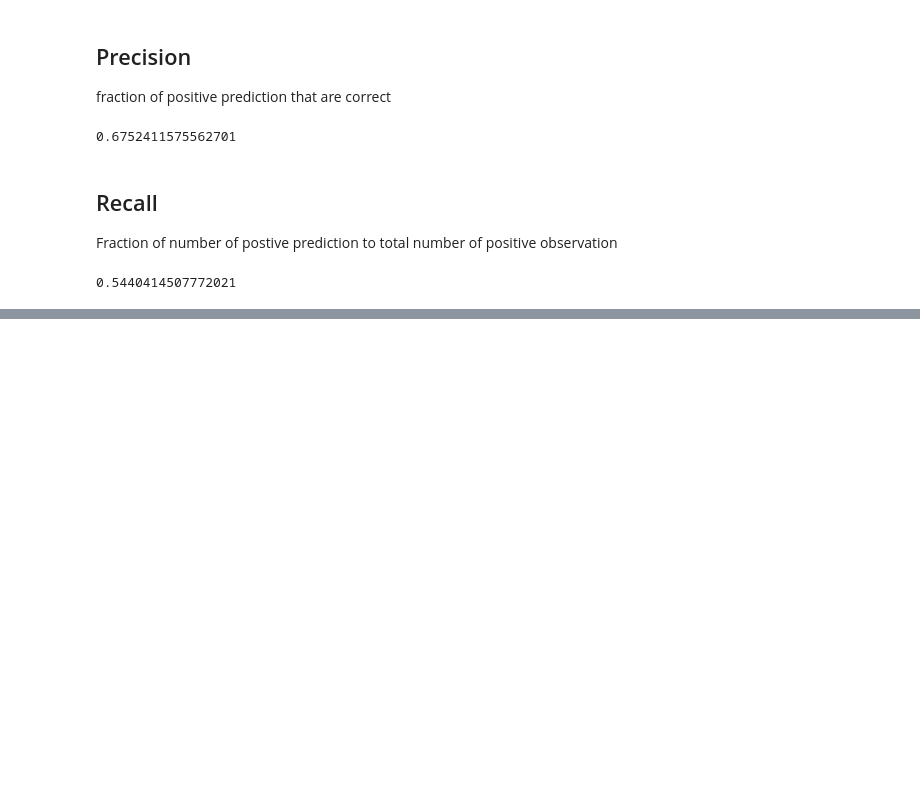
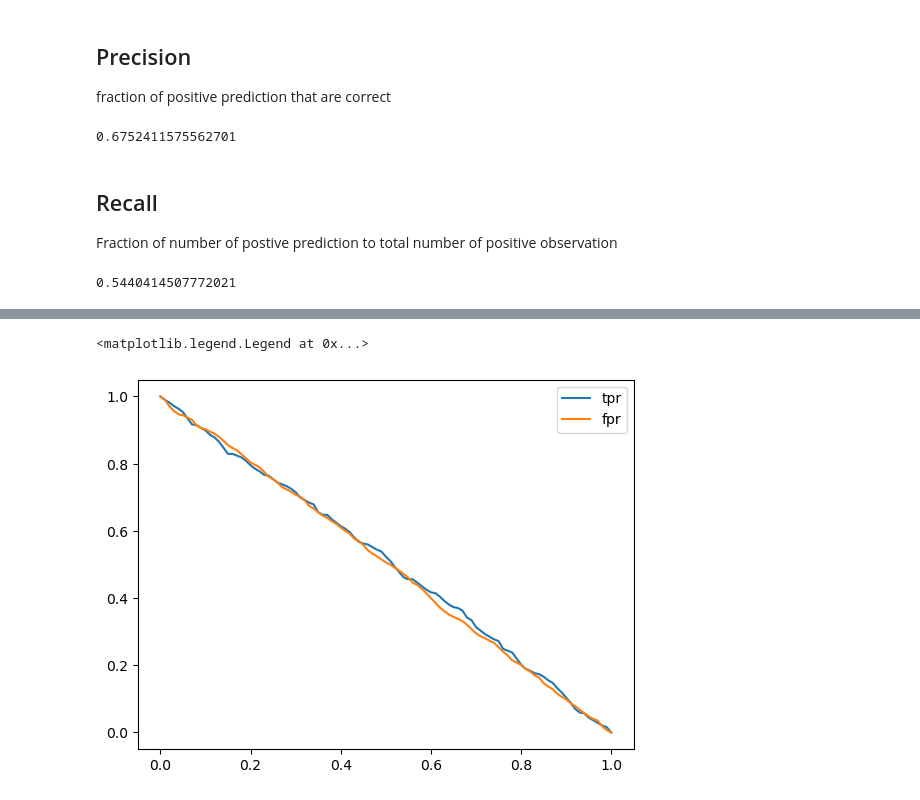
Before and after one commit to alabamustapha/ml-zoomcamp-2023, a Jupyter notebook: Evaluation Metrics/Evaluation metric: Churn Prediction.ipynb, the cells around one changed output, grey strips where cells are left out. Drawn from its saved outputs; the diff is of its cells as text; code cells hidden in the pictures; blank space fills up the shorter version.

```diff
--- a/Evaluation Metrics/Evaluation metric: Churn Prediction.ipynb
+++ b/Evaluation Metrics/Evaluation metric: Churn Prediction.ipynb
@@ -631,0 +638,4 @@ plt.plot(df_roc.threshold, df_roc.fpr, legend="fpr")
+# %%
+np.random.seed(1)
+y_rand = np.random.uniform(0,1, size=len(y_val))
+y_rand
@@ -631,0 +645,3 @@ plt.plot(df_roc.threshold, df_roc.fpr, legend="fpr")
+# %%
+df_rand = tpr_fpr_dataframe(y_val, y_rand)
+df_rand[::10]
@@ -631,0 +661,7 @@ plt.plot(df_roc.threshold, df_roc.fpr, legend="fpr")
+# %%
+plt.plot(df_rand.threshold, df_rand.tpr, label="tpr")
+plt.plot(df_rand.threshold, df_rand.fpr, label="fpr")
+plt.legend()
+# %% [output]
+<matplotlib.legend.Legend at 0x...>
+[figure, added]
```
Also changed, not shown: parts of 11 cells of this notebook.
